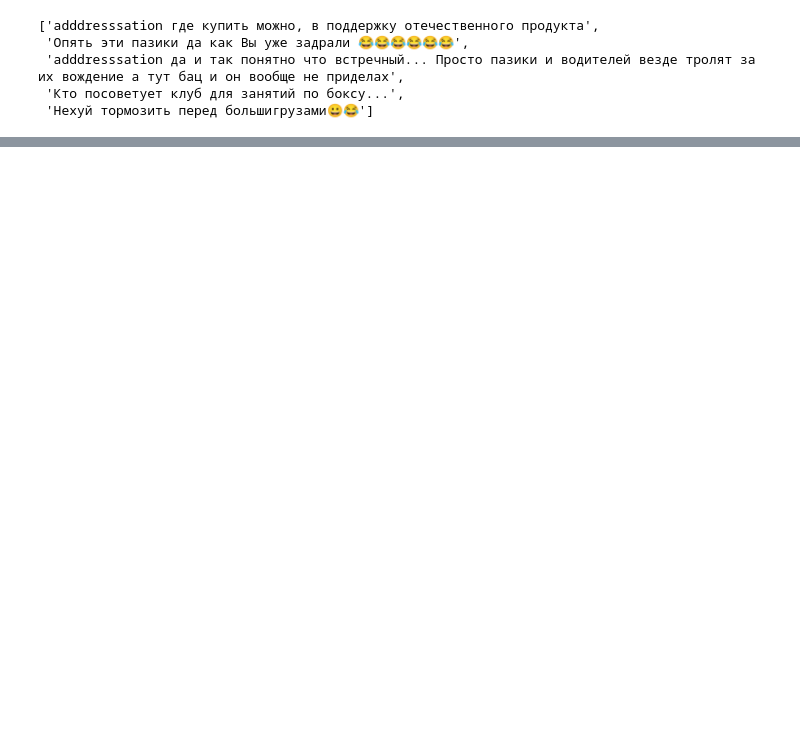
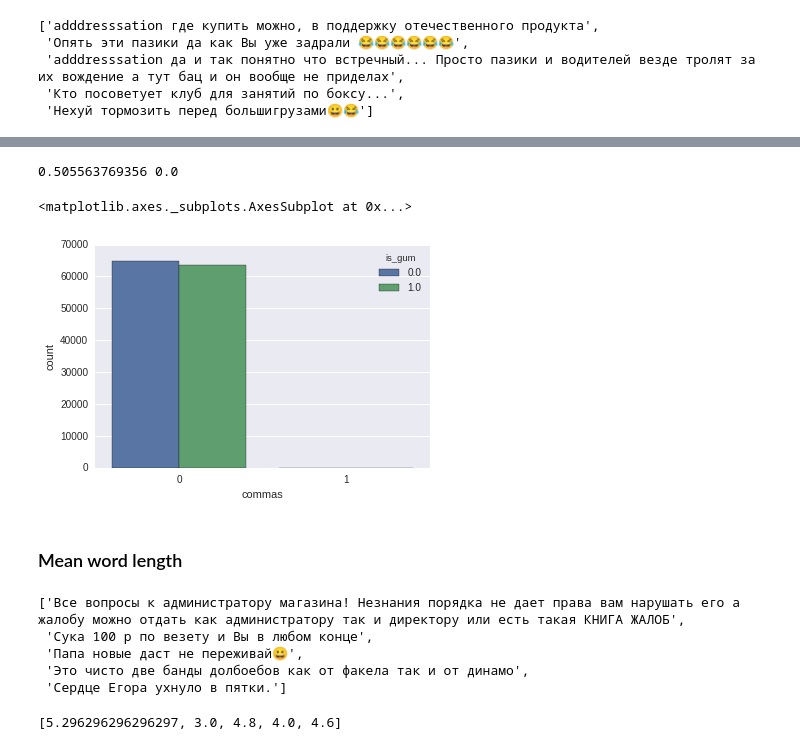
Before and after one commit to EvgenyKashin/CommentsAnalysis, a Jupyter notebook: comments.ipynb, the cells around one changed output, grey strips where cells are left out. Cells and saved outputs as stored; diff of their text form; code cells hidden in the pictures; blank space fills up the shorter version.

```diff
--- a/comments.ipynb
+++ b/comments.ipynb
@@ -389,0 +582,6 @@ vectorizer.get_feature_names()[9288]
+# %%
+def punctuation_counts(comments, pattern='\(+', partion=True):
+    if partion:
+        return [len(re.findall(pattern, c)) / len(c) * 100 for c in comments]
+    else:
+        return [1 if len(re.findall(pattern, c)) > 0 else 0 for c in comments]
@@ -389,0 +601,2 @@ vectorizer.get_feature_names()[9288]
+# %%
+commas = punctuation_counts(comments_list, pattern='[\.]{2,}', partion=False)
@@ -389,0 +613,2 @@ vectorizer.get_feature_names()[9288]
+# %%
+commas = np.reshape(commas, (-1, 1))
@@ -389,0 +619,14 @@ vectorizer.get_feature_names()[9288]
+# %%
+baseline_scores = cross_val_score(lr, commas, y, cv=5)
+print(baseline_scores.mean(), baseline_scores.std())
+# %% [output]
+0.505563769356 0.0
+# %%
+comments['commas'] = commas
+# %%
+sns.countplot(x='commas', hue='is_gum', data=comments)
+# %% [output]
+<matplotlib.axes._subplots.AxesSubplot at 0x...>
+[figure, added]
+# %% [markdown]
+### Mean word length
@@ -389,0 +645,13 @@ vectorizer.get_feature_names()[9288]
+# %%
+comments_list[35:40]
+# %% [output]
+['Все вопросы к администратору магазина! Незнания порядка не дает права вам нарушать его а жалобу можно отдать как администратору так и директору или есть такая КНИГА ЖАЛОБ',
+ 'Сука 100 р по везету и Вы в любом конце',
+ 'Папа новые даст не переживай😀',
+ 'Это чисто две банды долбоебов как от факела так и от динамо',
+ 'Сердце Егора ухнуло в пятки.']
+# %%
+mean_length = mean_word_length(comments_list)
+mean_length[35:40]
+# %% [output]
+[5.296296296296297, 3.0, 4.8, 4.0, 4.6]
```
Also changed, not shown: parts of 91 cells of this notebook, 3 other files.
